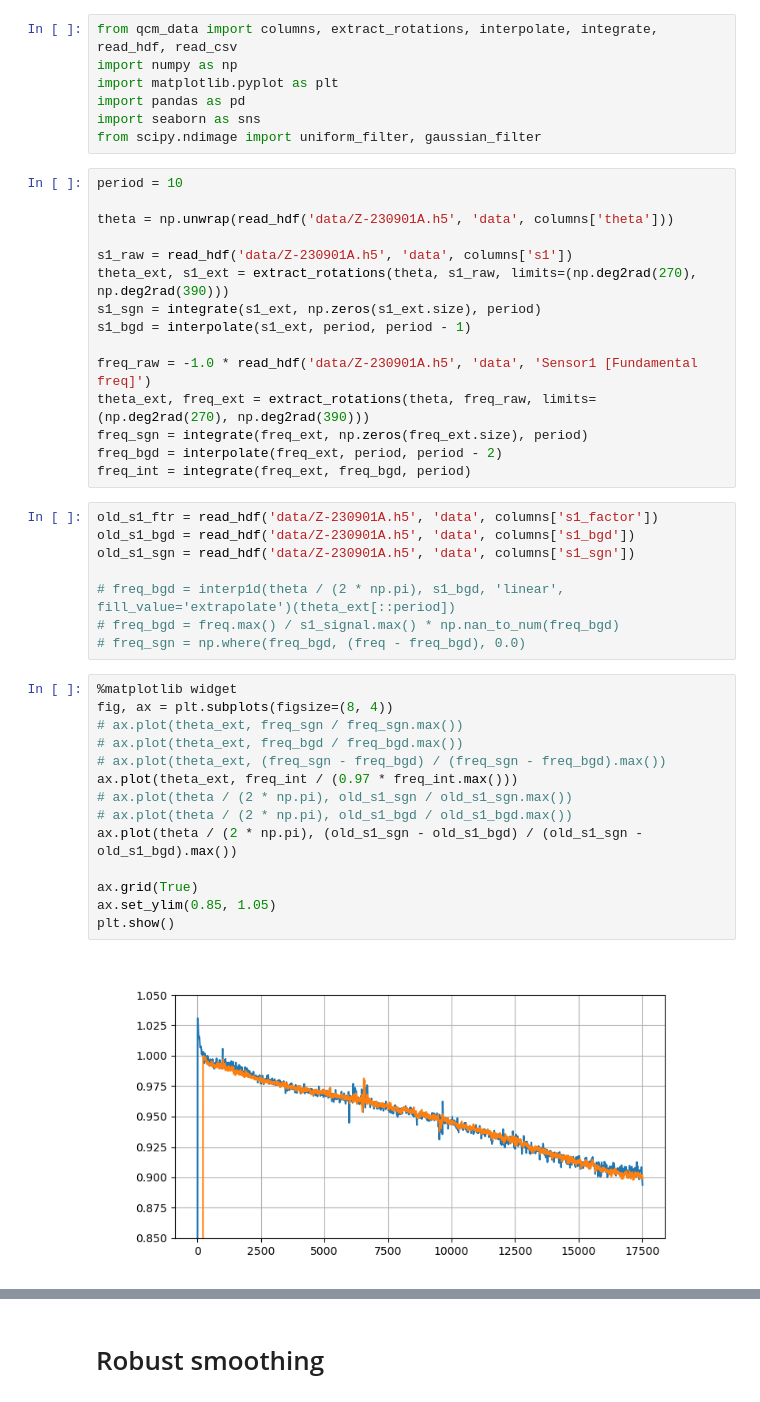
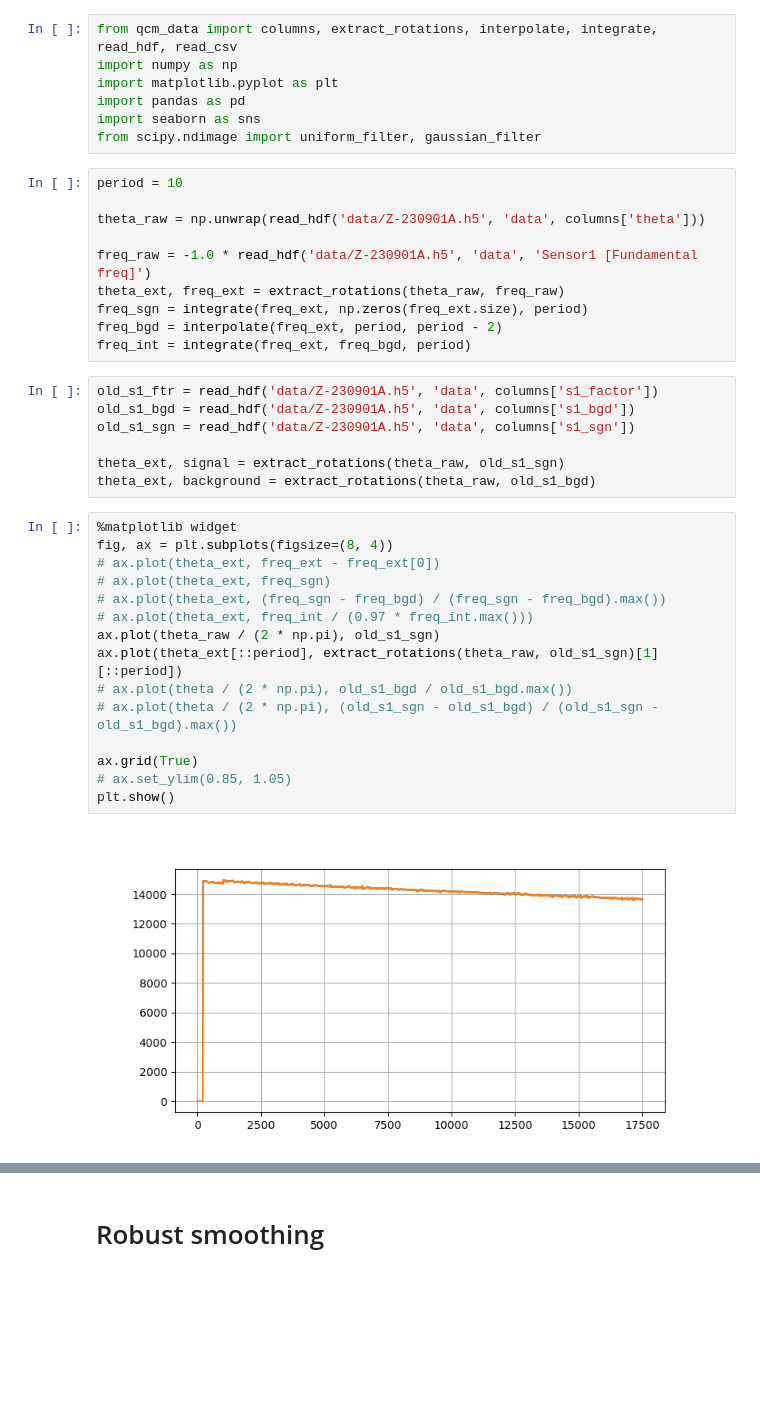
Before and after one commit to simply-nicky/robust_hw, a Jupyter notebook: dev_stats.ipynb, the cells around one changed output, grey strips where cells are left out. Saved outputs shown, nothing was run; the diff lists cells and outputs as text; blank space fills up the shorter version.

```diff
--- a/dev_stats.ipynb
+++ b/dev_stats.ipynb
@@ -8,15 +8,10 @@ from scipy.ndimage import uniform_filter, gaussian_filter
 # %%
 period = 10
 
-theta = np.unwrap(read_hdf('data/Z-230901A.h5', 'data', columns['theta']))
-
-s1_raw = read_hdf('data/Z-230901A.h5', 'data', columns['s1'])
-theta_ext, s1_ext = extract_rotations(theta, s1_raw, limits=(np.deg2rad(270), np.deg2rad(390)))
-s1_sgn = integrate(s1_ext, np.zeros(s1_ext.size), period)
-s1_bgd = interpolate(s1_ext, period, period - 1)
+theta_raw = np.unwrap(read_hdf('data/Z-230901A.h5', 'data', columns['theta']))
 
 freq_raw = -1.0 * read_hdf('data/Z-230901A.h5', 'data', 'Sensor1 [Fundamental freq]')
-theta_ext, freq_ext = extract_rotations(theta, freq_raw, limits=(np.deg2rad(270), np.deg2rad(390)))
+theta_ext, freq_ext = extract_rotations(theta_raw, freq_raw)
 freq_sgn = integrate(freq_ext, np.zeros(freq_ext.size), period)
 freq_bgd = interpolate(freq_ext, period, period - 2)
 freq_int = integrate(freq_ext, freq_bgd, period)
@@ -25,25 +20,25 @@ old_s1_ftr = read_hdf('data/Z-230901A.h5', 'data', columns['s1_factor'])
 old_s1_bgd = read_hdf('data/Z-230901A.h5', 'data', columns['s1_bgd'])
 old_s1_sgn = read_hdf('data/Z-230901A.h5', 'data', columns['s1_sgn'])
 
-# freq_bgd = interp1d(theta / (2 * np.pi), s1_bgd, 'linear', fill_value='extrapolate')(theta_ext[::period])
-# freq_bgd = freq.max() / s1_signal.max() * np.nan_to_num(freq_bgd)
-# freq_sgn = np.where(freq_bgd, (freq - freq_bgd), 0.0)
+theta_ext, signal = extract_rotations(theta_raw, old_s1_sgn)
+theta_ext, background = extract_rotations(theta_raw, old_s1_bgd)
 # %%
 %matplotlib widget
 fig, ax = plt.subplots(figsize=(8, 4))
-# ax.plot(theta_ext, freq_sgn / freq_sgn.max())
-# ax.plot(theta_ext, freq_bgd / freq_bgd.max())
+# ax.plot(theta_ext, freq_ext - freq_ext[0])
+# ax.plot(theta_ext, freq_sgn)
 # ax.plot(theta_ext, (freq_sgn - freq_bgd) / (freq_sgn - freq_bgd).max())
-ax.plot(theta_ext, freq_int / (0.97 * freq_int.max()))
-# ax.plot(theta / (2 * np.pi), old_s1_sgn / old_s1_sgn.max())
+# ax.plot(theta_ext, freq_int / (0.97 * freq_int.max()))
+ax.plot(theta_raw / (2 * np.pi), old_s1_sgn)
+ax.plot(theta_ext[::period], extract_rotations(theta_raw, old_s1_sgn)[1][::period])
 # ax.plot(theta / (2 * np.pi), old_s1_bgd / old_s1_bgd.max())
-ax.plot(theta / (2 * np.pi), (old_s1_sgn - old_s1_bgd) / (old_s1_sgn - old_s1_bgd).max())
+# ax.plot(theta / (2 * np.pi), (old_s1_sgn - old_s1_bgd) / (old_s1_sgn - old_s1_bgd).max())
 
 ax.grid(True)
-ax.set_ylim(0.85, 1.05)
+# ax.set_ylim(0.85, 1.05)
 plt.show()
 # %% [output]
-[figure, old version]
+[figure, new version]
 # %%
 %matplotlib widget
 fig, ax = plt.subplots(figsize=(8, 4))
```
Also changed, not shown: parts of 9 cells of this notebook, 3 other files.
